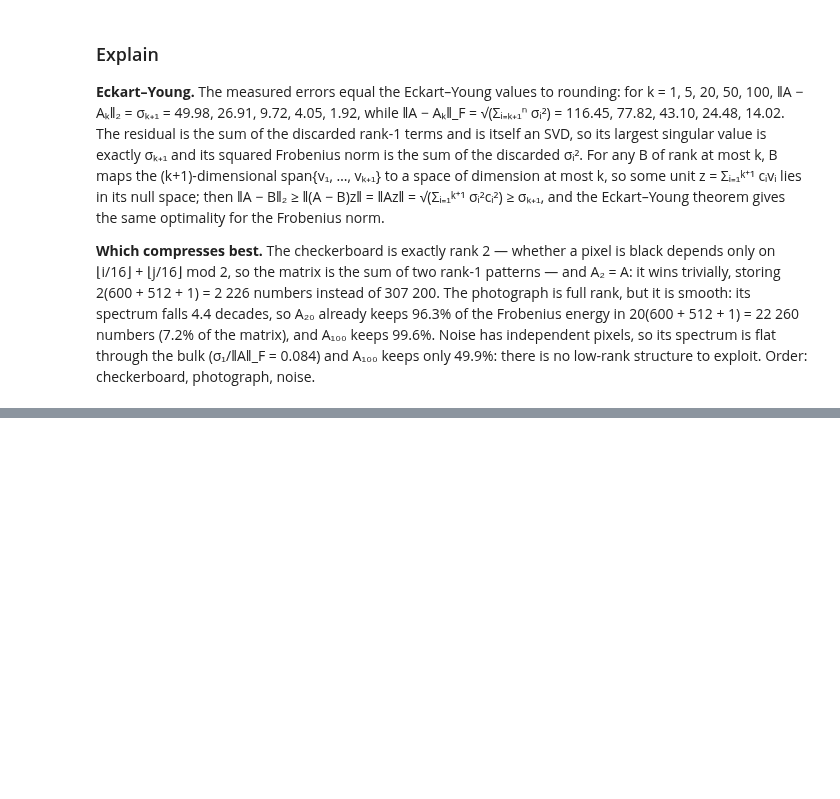
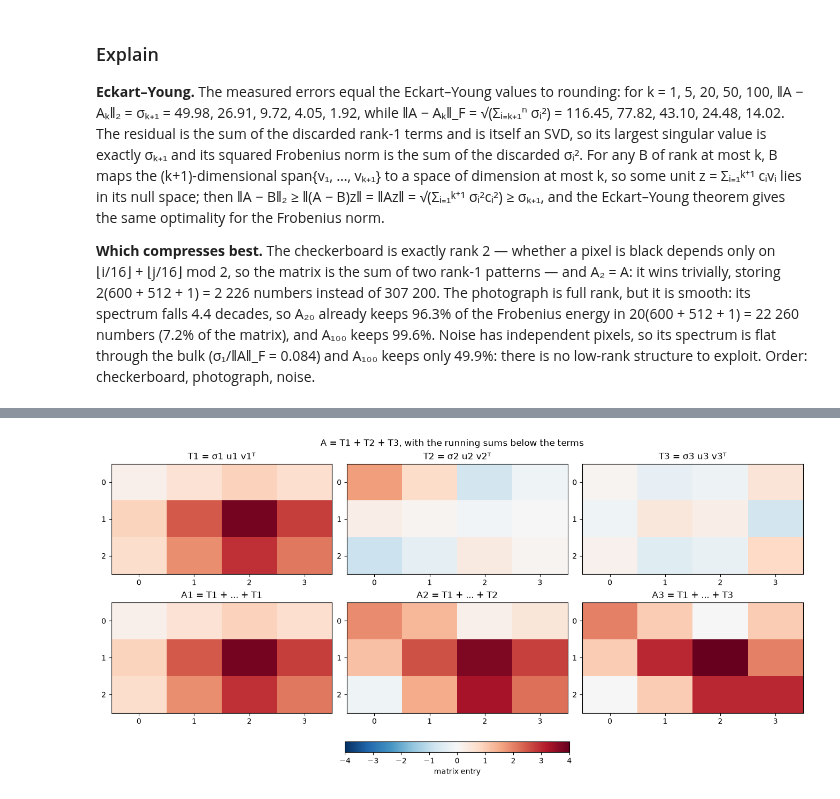
Before and after one commit to jowy-ti/portfolio-LA, a Jupyter notebook: notebooks/Part4.ipynb, the cells around one changed output, grey strips where cells are left out. Drawn from its saved outputs; the diff is of its cells as text; code cells hidden in the pictures; blank space fills up the shorter version.

```diff
--- a/notebooks/Part4.ipynb
+++ b/notebooks/Part4.ipynb
@@ -596,0 +617,68 @@ energy = sum of sigma^2              True
+# %%
+# --- Task: the rank-1 pieces of Example 4.6 and their running sums ---------
+A44 = np.array([[2.0, 1.0, 0.0, 1.0],
+                [1.0, 3.0, 4.0, 2.0],
+                [0.0, 1.0, 3.0, 3.0]])
+
+U44, s44, Vt44 = np.linalg.svd(A44, full_matrices=False)
+terms = [s44[k] * np.outer(U44[:, k], Vt44[k]) for k in range(3)]
+partial = np.cumsum(terms, axis=0)
+schatten = {"spectral": s44[0],
+            "Frobenius": np.sqrt(np.sum(s44 ** 2)),
+            "nuclear": np.sum(s44)}
+
+print("sigma =", "  ".join("%.4f" % v for v in s44))
+print("%3s  %8s  %8s  %12s  %12s  %10s"
+      % ("k", "sigma_k", "||T_k||_F", "||A-A_k||_2", "||A-A_k||_F", "energy kept"))
+for k in range(3):
+    print("%3d  %8.4f  %8.4f  %12.4f  %12.4f  %9.2f%%"
+          % (k + 1, s44[k], np.linalg.norm(terms[k]),
+             np.linalg.norm(A44 - partial[k], 2),
+             np.linalg.norm(A44 - partial[k], "fro"),
+             100.0 * np.sum(s44[:k + 1] ** 2) / np.sum(s44 ** 2)))
+print("||A||_2 = %.4f   ||A||_F = %.4f   ||A||_N = %.4f"
+      % (schatten["spectral"], schatten["Frobenius"], schatten["nuclear"]))
+
+lim = max(np.abs(A44).max(), max(np.abs(T).max() for T in terms))
+norm = matplotlib.colors.TwoSlopeNorm(vmin=-lim, vcenter=0.0, vmax=lim)
+cmap = plt.get_cmap("RdBu_r")
+
+fig, axes = plt.subplots(2, 3, figsize=(13.2, 6.4), layout="constrained")
+for k in range(3):
+    for row, M, name in (
+            (0, terms[k], "T%d = σ%d u%d v%dᵀ" % (k + 1, k + 1, k + 1, k + 1)),
+            (1, partial[k], "A%d = T1 + ... + T%d" % (k + 1, k + 1))):
+        ax = axes[row, k]
+        im = ax.imshow(M, cmap=cmap, norm=norm, aspect="auto")
+        ax.set_title(name)
+        ax.set_xticks(range(4))
+        ax.set_yticks(range(3))
+fig.colorbar(im, ax=axes, orientation="horizontal", fraction=0.045, pad=0.06,
+             label="matrix entry")
+fig.suptitle("A = T1 + T2 + T3, with the running sums below the terms")
+
+print("\n--- checks ---")
+checks = {
+    "A = T1 + T2 + T3": np.allclose(A44, sum(terms)),
+    "each T_k has rank 1": all(np.linalg.matrix_rank(T) == 1 for T in terms),
+    "T_i orthogonal to T_j (i < j)": np.allclose(
+        [np.sum(terms[i] * terms[j]) for i in range(3) for j in range(i + 1, 3)], 0.0),
+    "||T_k||_F = sigma_k": np.allclose([np.linalg.norm(T) for T in terms], s44),
+    "A_k = first k terms": all(
+        np.allclose(partial[k], sum(terms[:k + 1])) for k in range(3)),
+    "A_3 = A": np.allclose(partial[2], A44),
+    "||A||_2 = sigma_1": np.allclose(np.linalg.norm(A44, 2), s44[0]),
+    "||A||_F = sqrt(sum sigma_k^2)": np.allclose(
+        np.linalg.norm(A44, "fro"), np.sqrt(np.sum(s44 ** 2))),
+    "||A||_N = sum sigma_k": np.allclose(
+        np.linalg.norm(A44, "nuc"), np.sum(s44)),
+    "||A||_F = sqrt(tr(A^T A))": np.allclose(
+        np.linalg.norm(A44, "fro"), np.sqrt(np.trace(A44.T @ A44))),
+    "Example 4.4 norms": np.allclose(
+        list(schatten.values()), [6.909, 7.416, 10.648], atol=1e-3),
+    "Eckart-Young at k = 2": np.allclose(
+        np.linalg.norm(A44 - partial[1], 2), s44[2]),
+}
+for name, ok in checks.items():
+    print("%-32s %s" % (name, ok))
+# %% [output]
@@ -596,0 +705 @@ energy = sum of sigma^2              True
+[figure, added]
```
Also changed, not shown: parts of 5 cells of this notebook, 3 other files.
